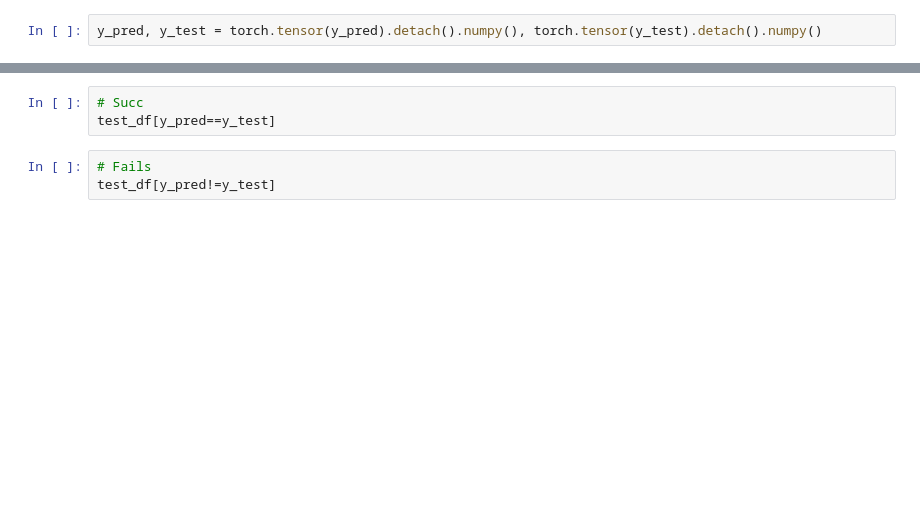
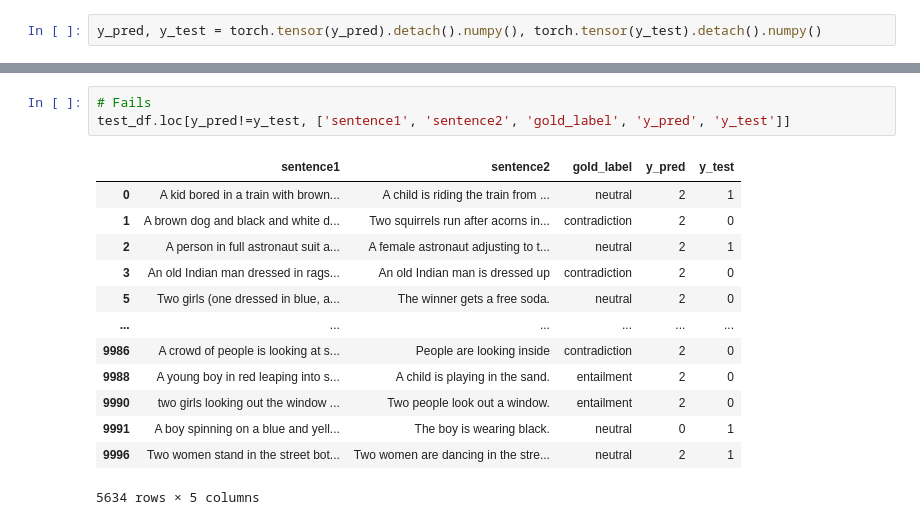
Before and after one commit to statix531441/BERT_NLI, a Jupyter notebook: Results.ipynb, the cells around one changed output, grey strips where cells are left out. Drawn from its saved outputs; the diff is of its cells as text; blank space fills up the shorter version.

```diff
--- a/Results.ipynb
+++ b/Results.ipynb
@@ -54,9 +83,20 @@ y_pred, y_test = torch.tensor(y_pred).detach().numpy(), torch.tensor(y_test).det
 # %%
-# Succ
-test_df[y_pred==y_test]
+# Fails
+test_df.loc[y_pred!=y_test, ['sentence1', 'sentence2', 'gold_label', 'y_pred', 'y_test']]
+# %% [output]
+|  | sentence1 | sentence2 | gold_label | y_pred | y_test |
+| 0 | A kid bored in a train with brown... | A child is riding the train from ... | neutral | 2 | 1 |
+| 1 | A brown dog and black and white d... | Two squirrels run after acorns in... | contradiction | 2 | 0 |
+| 2 | A person in full astronaut suit a... | A female astronaut adjusting to t... | neutral | 2 | 1 |
+| 3 | An old Indian man dressed in rags... | An old Indian man is dressed up | contradiction | 2 | 0 |
+| 5 | Two girls (one dressed in blue, a... | The winner gets a free soda. | neutral | 2 | 0 |
+| ... | ... | ... | ... | ... | ... |
+| 9986 | A crowd of people is looking at s... | People are looking inside | contradiction | 2 | 0 |
+| 9988 | A young boy in red leaping into s... | A child is playing in the sand. | entailment | 2 | 0 |
+| 9990 | two girls looking out the window ... | Two people look out a window. | entailment | 2 | 0 |
+| 9991 | A boy spinning on a blue and yell... | The boy is wearing black. | neutral | 0 | 1 |
+| 9996 | Two women stand in the street bot... | Two women are dancing in the stre... | neutral | 2 | 1 |
+5634 rows × 5 columns
-# %%
-# Fails
-test_df[y_pred!=y_test]
 # %%
 ConfusionMatrixDisplay.from_predictions(y_test, y_pred)
 plt.xticks(rotation = 45)
```
Also changed, not shown: parts of 6 cells of this notebook.
